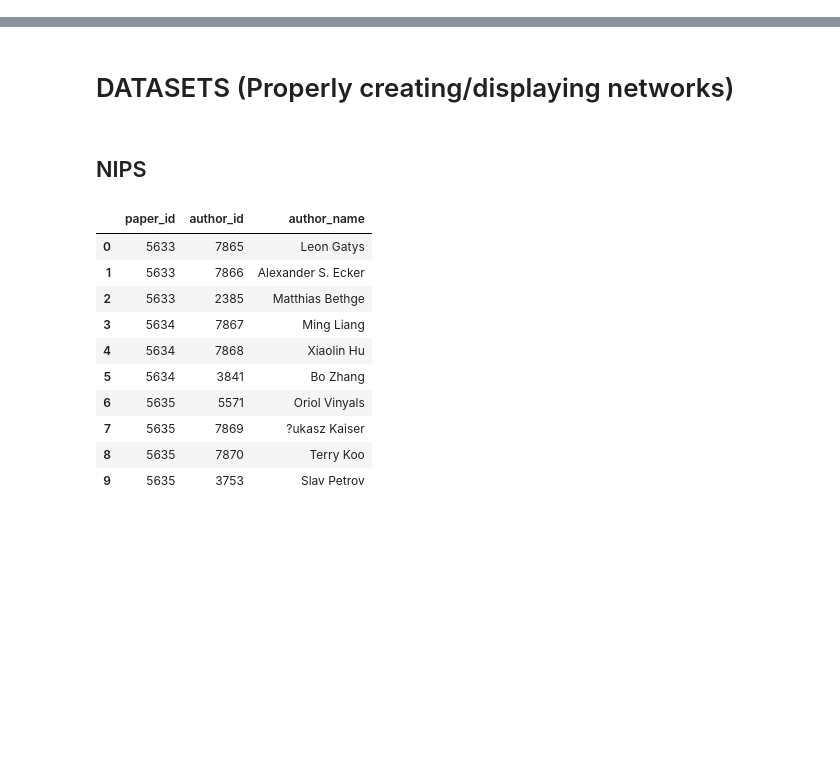
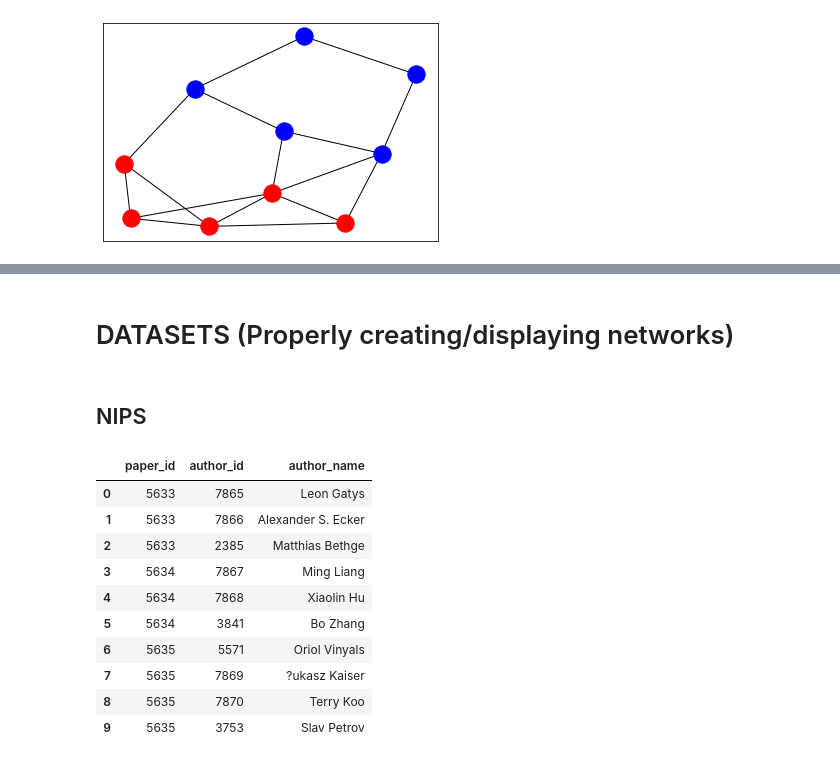
Before and after one commit to anmokhta/DSC180A-Project1, a Jupyter notebook: notebooks/w9.ipynb, the cells around one changed output, grey strips where cells are left out. Cells and saved outputs as stored; diff of their text form; code cells hidden in the pictures; blank space fills up the shorter version.

```diff
--- a/notebooks/w9.ipynb
+++ b/notebooks/w9.ipynb
@@ -10,0 +63,16 @@ import itertools
+# %%
+###############################################################################
+# Step 3: Connect nodes in the blue/red graphs with probability q
+###############################################################################
+combined.add_edges_from([ (u, v) for u, v in product(red, blue) if random() < q ])
+# %%
+###############################################################################
+# Step 4: Plot the graph, including the color of each node
+###############################################################################
+pos = nx.spring_layout(combined)
+nx.draw_networkx_nodes(combined, pos=pos, nodelist=red, node_color='r')
+nx.draw_networkx_nodes(combined, pos=pos, nodelist=blue, node_color='b')
+nx.draw_networkx_edges(combined, pos=pos)
+plt.show()
+# %% [output]
+[figure, added]
```
Also changed, not shown: parts of 12 cells of this notebook.
